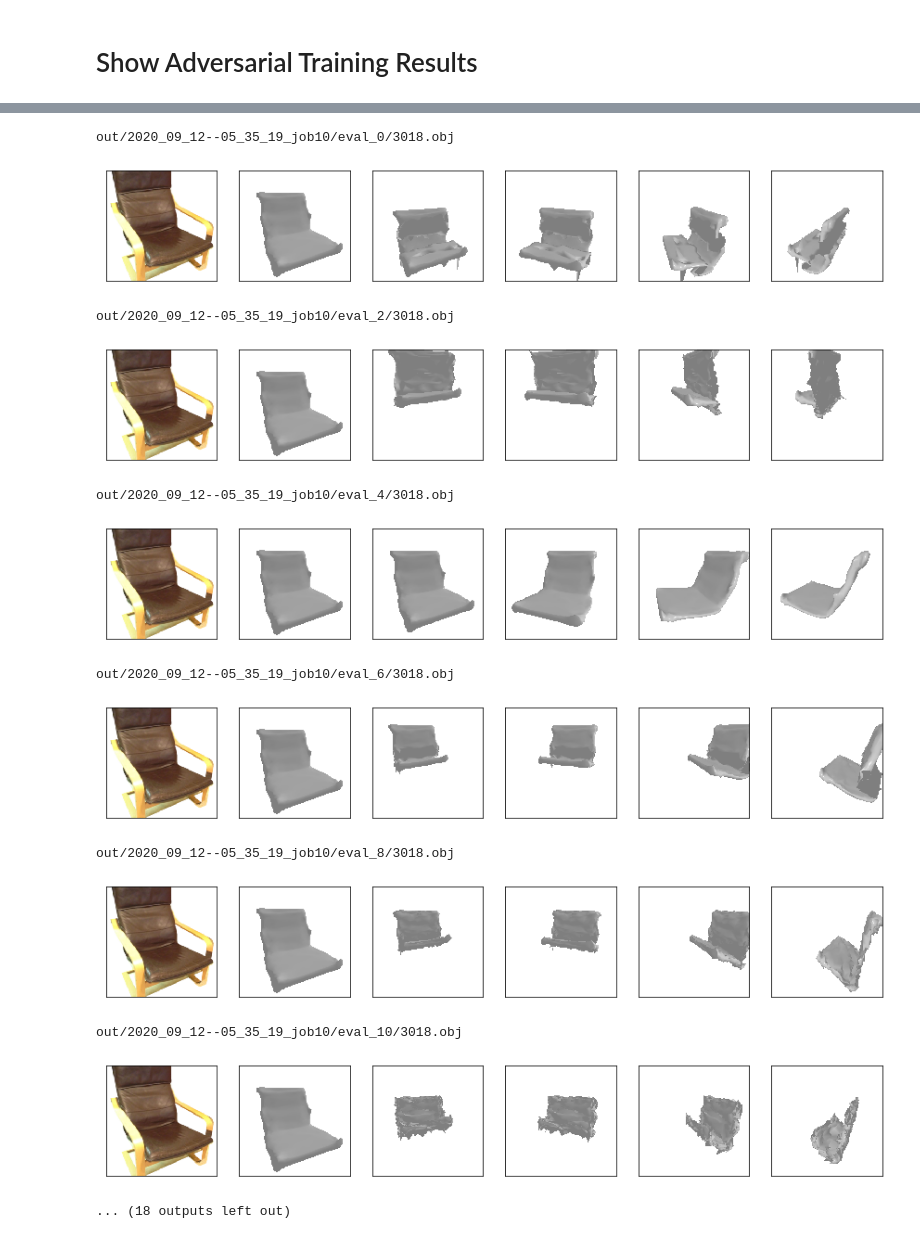
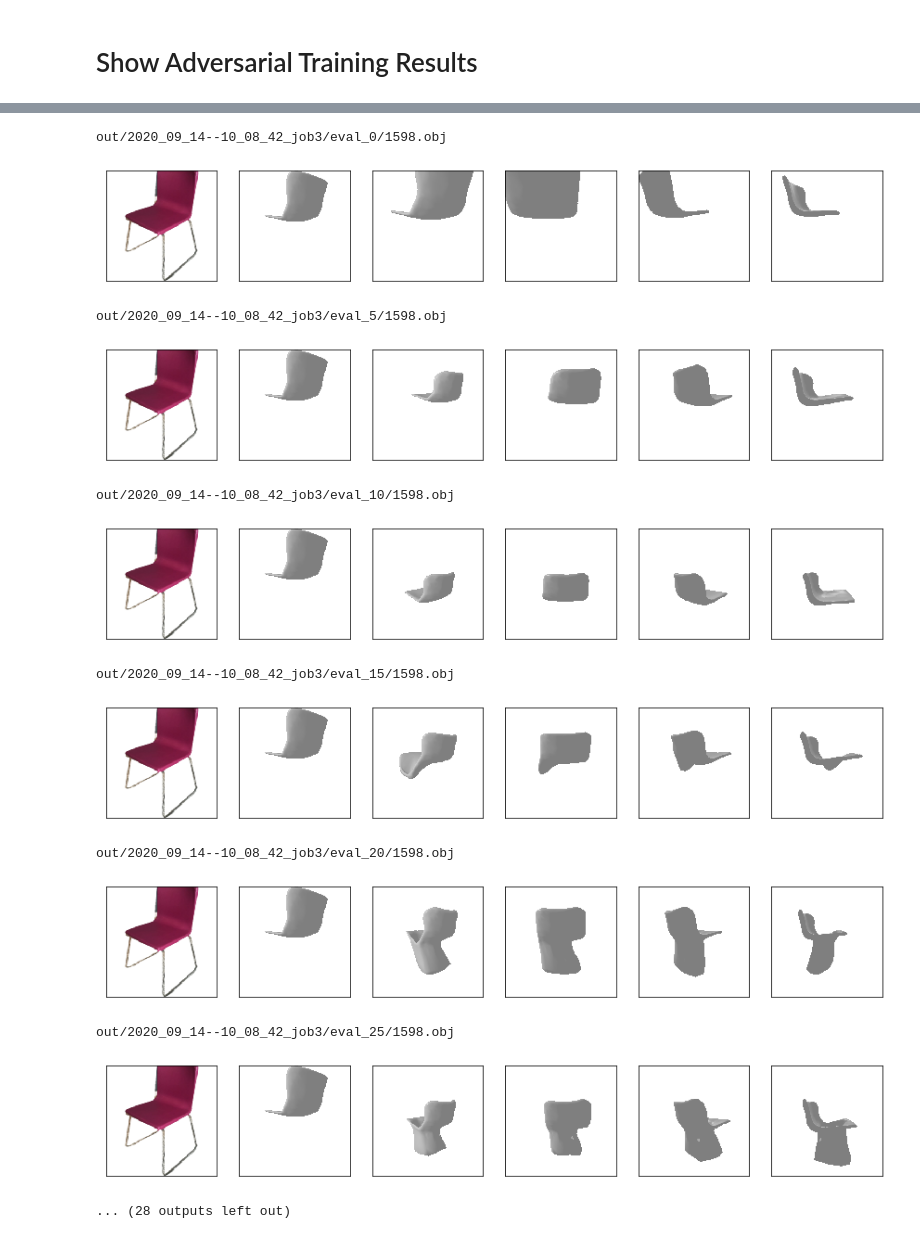
Before and after one commit to b7leung/sil_consistent_at_inference, a Jupyter notebook: notebooks/Adversarial Semantic Descriminator Debug.ipynb, the cells around one changed output, grey strips where cells are left out. Cells and saved outputs as stored; diff of their text form; code cells hidden in the pictures.

```diff
--- a/notebooks/Adversarial Semantic Descriminator Debug.ipynb
+++ b/notebooks/Adversarial Semantic Descriminator Debug.ipynb
@@ -72,7 +72,7 @@ cfg = utils.load_config(cfg_path, "configs/default.yaml")
 # Show Adversarial Training Info
 # %%
 #n="latest"
-n="job1"
+n="job3"
 saved_model_path = "out/{}".format(get_exp_path(n))
 print(saved_model_path)
 
@@ -207,21 +207,21 @@ out/2020_09_12--12_13_29_job1/eval_10/1869.obj
 # %%
 # show a mesh throughout iterations
 #instance_to_show = "2047"
 #instance_to_show = "1752"
-instance_to_show = "3018"
-#instance_to_show = "1598"
+#instance_to_show = "3018"
+instance_to_show = "1598"
 show_meshes(cfg, device, saved_model_path, [instance_to_show])
 # %% [output]
-out/2020_09_12--05_35_19_job10/eval_0/3018.obj
+out/2020_09_14--10_08_42_job3/eval_0/1598.obj
-[figure, old version]
+[figure, new version]
-out/2020_09_12--05_35_19_job10/eval_2/3018.obj
+out/2020_09_14--10_08_42_job3/eval_5/1598.obj
-[figure, old version]
+[figure, new version]
-out/2020_09_12--05_35_19_job10/eval_4/3018.obj
+out/2020_09_14--10_08_42_job3/eval_10/1598.obj
-[figure, old version]
+[figure, new version]
-out/2020_09_12--05_35_19_job10/eval_6/3018.obj
+out/2020_09_14--10_08_42_job3/eval_15/1598.obj
-[figure, old version]
+[figure, new version]
-out/2020_09_12--05_35_19_job10/eval_8/3018.obj
+out/2020_09_14--10_08_42_job3/eval_20/1598.obj
-[figure, old version]
+[figure, new version]
-out/2020_09_12--05_35_19_job10/eval_10/3018.obj
+out/2020_09_14--10_08_42_job3/eval_25/1598.obj
-[figure, old version]
+[figure, new version]
-... (18 outputs left out)
+... (28 outputs left out)
```
Also changed, not shown: parts of 2 cells of this notebook, 16 other files.
